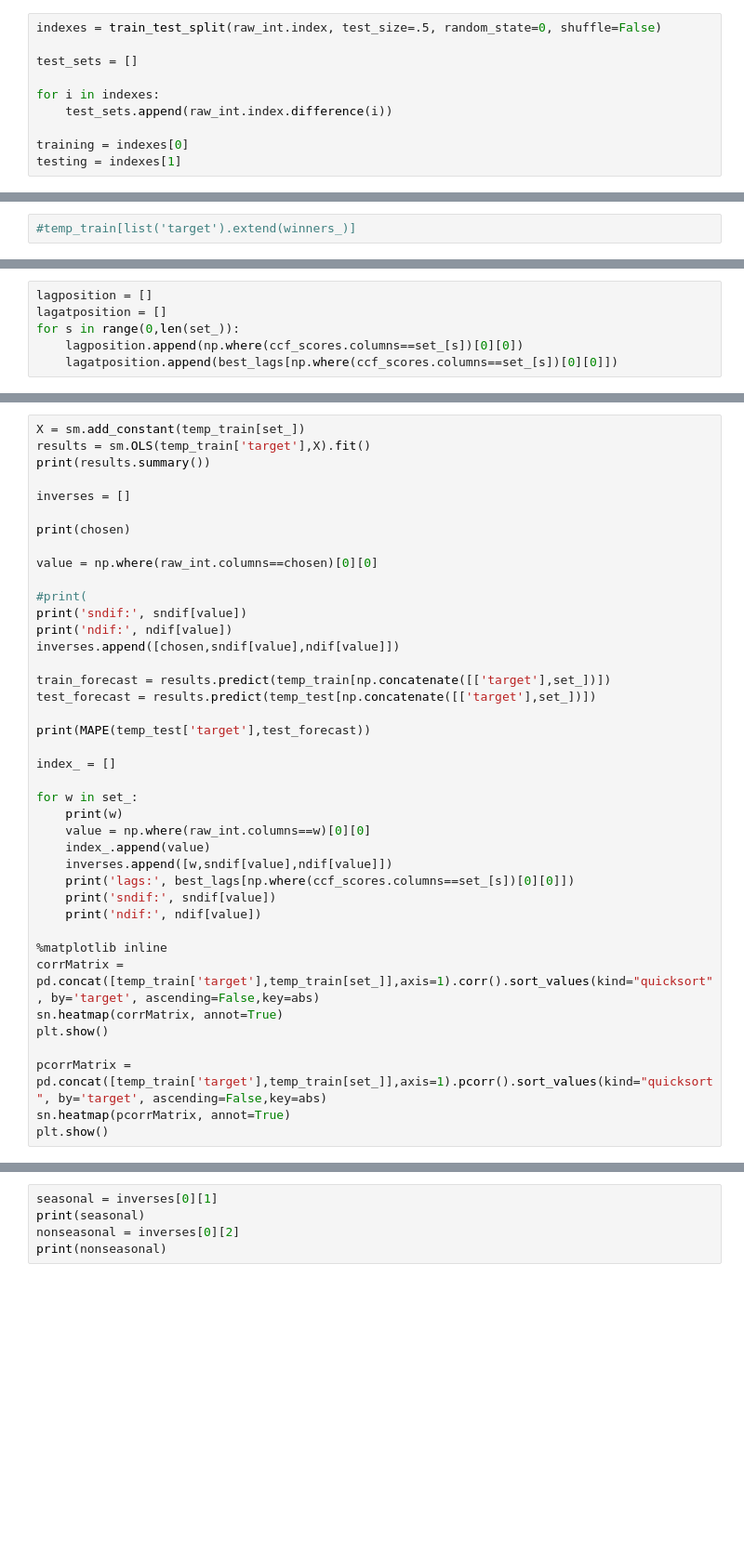
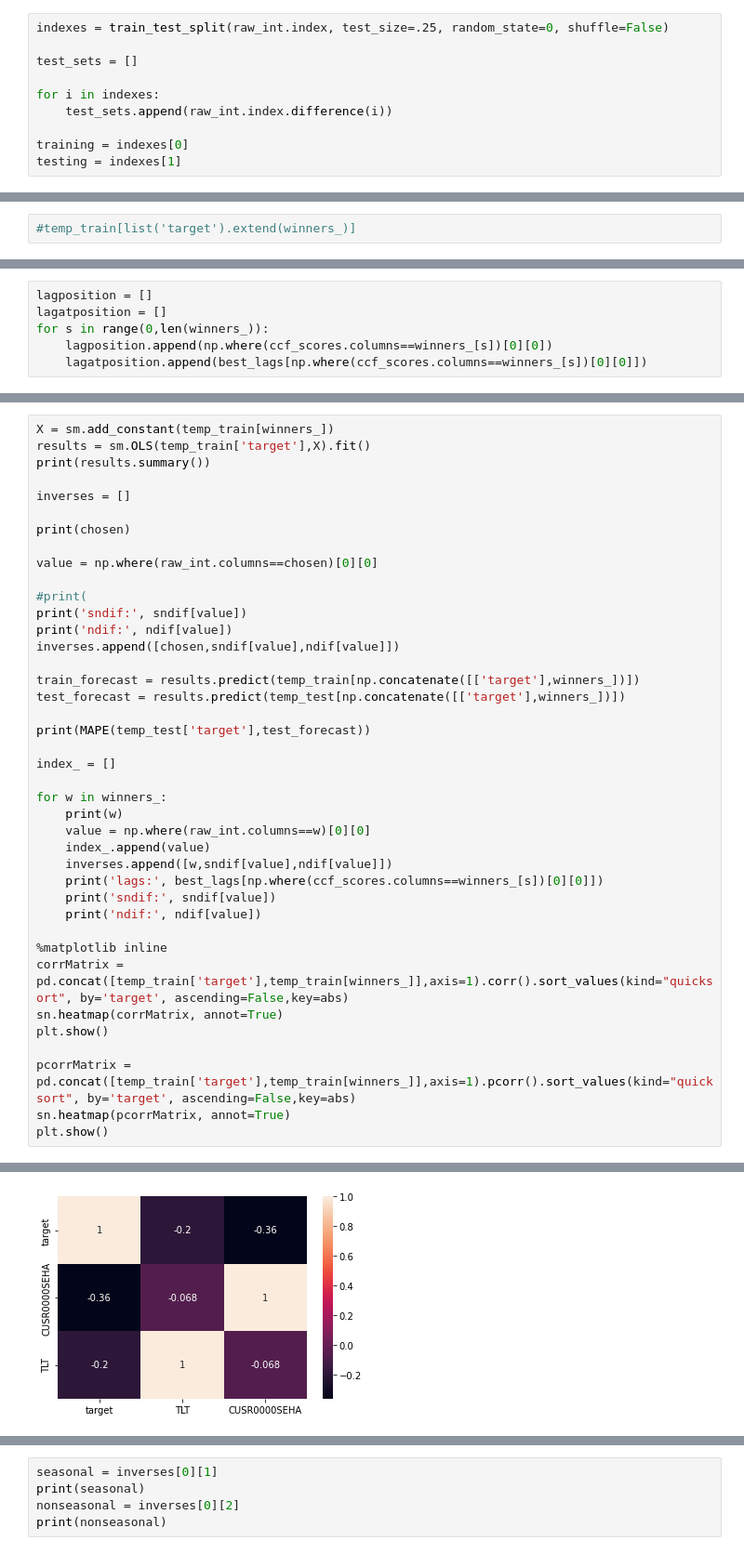
Before and after one commit to thistleknot/py_sock_par, a Jupyter notebook: Fred Analysis.ipynb, the cells around one changed output, grey strips where cells are left out. Shown at 93% size. Cells and saved outputs as stored; diff of their text form; blank space fills up the shorter version.

```diff
--- a/Fred Analysis.ipynb
+++ b/Fred Analysis.ipynb
@@ -549,5 +555,5 @@ raw_int = raw.interpolate(method='time').dropna()
 # %%
-indexes = train_test_split(raw_int.index, test_size=.5, random_state=0, shuffle=False)
+indexes = train_test_split(raw_int.index, test_size=.25, random_state=0, shuffle=False)
 
 test_sets = []
 
@@ -890,8 +1066,8 @@ while (i < len(test_list1)):
 # %%
 lagposition = []
 lagatposition = []
-for s in range(0,len(set_)):
-    lagposition.append(np.where(ccf_scores.columns==set_[s])[0][0])
-    lagatposition.append(best_lags[np.where(ccf_scores.columns==set_[s])[0][0]])
+for s in range(0,len(winners_)):
+    lagposition.append(np.where(ccf_scores.columns==winners_[s])[0][0])
+    lagatposition.append(best_lags[np.where(ccf_scores.columns==winners_[s])[0][0]])
 # %%
 lagatposition
@@ -898,5 +1076,5 @@ lagatposition
 # %%
-X = sm.add_constant(temp_train[set_])
+X = sm.add_constant(temp_train[winners_])
 results = sm.OLS(temp_train['target'],X).fit()
 print(results.summary())
 
@@ -911,27 +1089,28 @@ print('sndif:', sndif[value])
 print('ndif:', ndif[value])
 inverses.append([chosen,sndif[value],ndif[value]])
 
-train_forecast = results.predict(temp_train[np.concatenate([['target'],set_])])
-test_forecast = results.predict(temp_test[np.concatenate([['target'],set_])])
+train_forecast = results.predict(temp_train[np.concatenate([['target'],winners_])])
+test_forecast = results.predict(temp_test[np.concatenate([['target'],winners_])])
 
 print(MAPE(temp_test['target'],test_forecast))
 
 index_ = []
 
-for w in set_:
+for w in winners_:
     print(w)
     value = np.where(raw_int.columns==w)[0][0]
     index_.append(value)
     inverses.append([w,sndif[value],ndif[value]])
-    print('lags:', best_lags[np.where(ccf_scores.columns==set_[s])[0][0]])
+    print('lags:', best_lags[np.where(ccf_scores.columns==winners_[s])[0][0]])
     print('sndif:', sndif[value])
     print('ndif:', ndif[value])
 
 %matplotlib inline
-corrMatrix = pd.concat([temp_train['target'],temp_train[set_]],axis=1).corr().sort_values(kind="quicksort", by='target', ascending=False,key=abs)
+corrMatrix = pd.concat([temp_train['target'],temp_train[winners_]],axis=1).corr().sort_values(kind="quicksort", by='target', ascending=False,key=abs)
 sn.heatmap(corrMatrix, annot=True)
 plt.show()
 
-pcorrMatrix = pd.concat([temp_train['target'],temp_train[set_]],axis=1).pcorr().sort_values(kind="quicksort", by='target', ascending=False,key=abs)
+pcorrMatrix = pd.concat([temp_train['target'],temp_train[winners_]],axis=1).pcorr().sort_values(kind="quicksort", by='target', ascending=False,key=abs)
 sn.heatmap(pcorrMatrix, annot=True)
 plt.show()
+# %% [output]
@@ -937,0 +1134 @@ plt.show()
+[figure, added]
```
Also changed, not shown: parts of 36 cells of this notebook.
